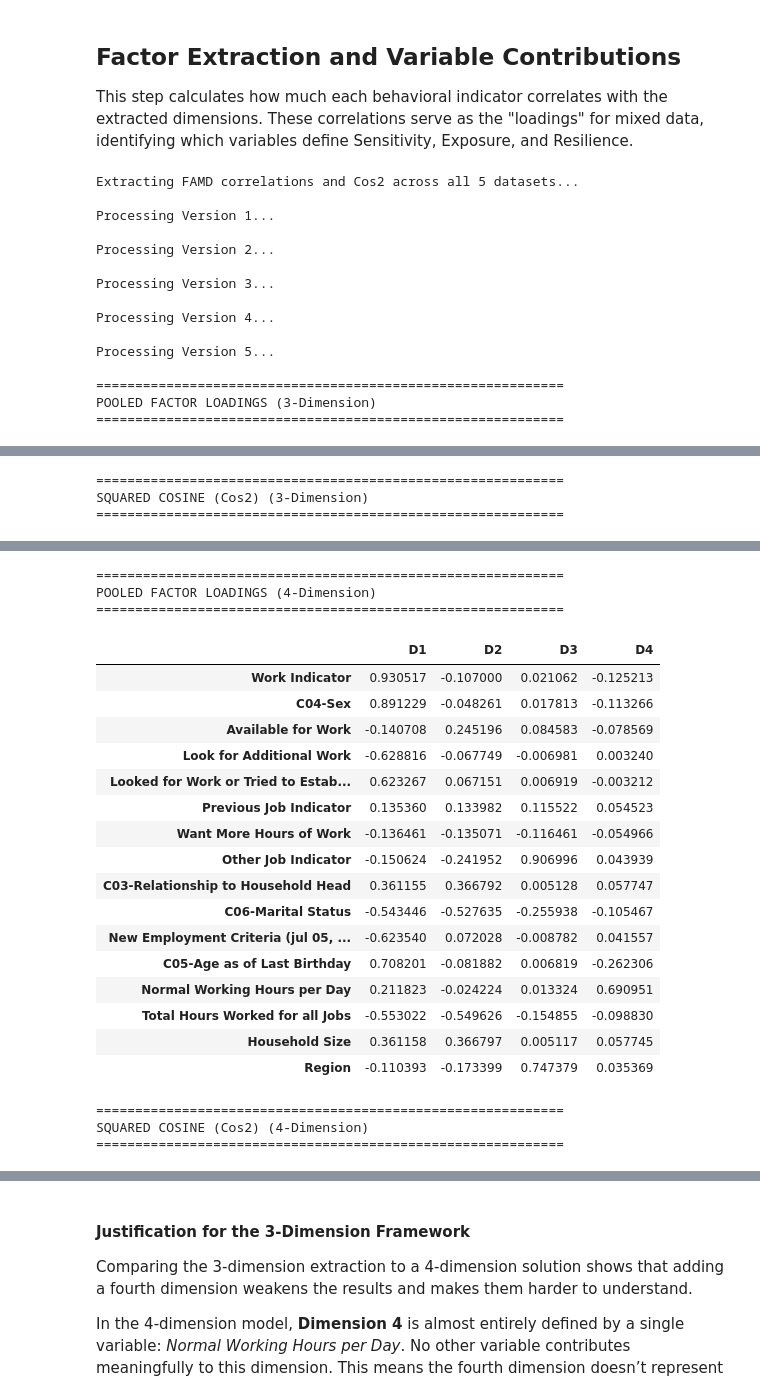
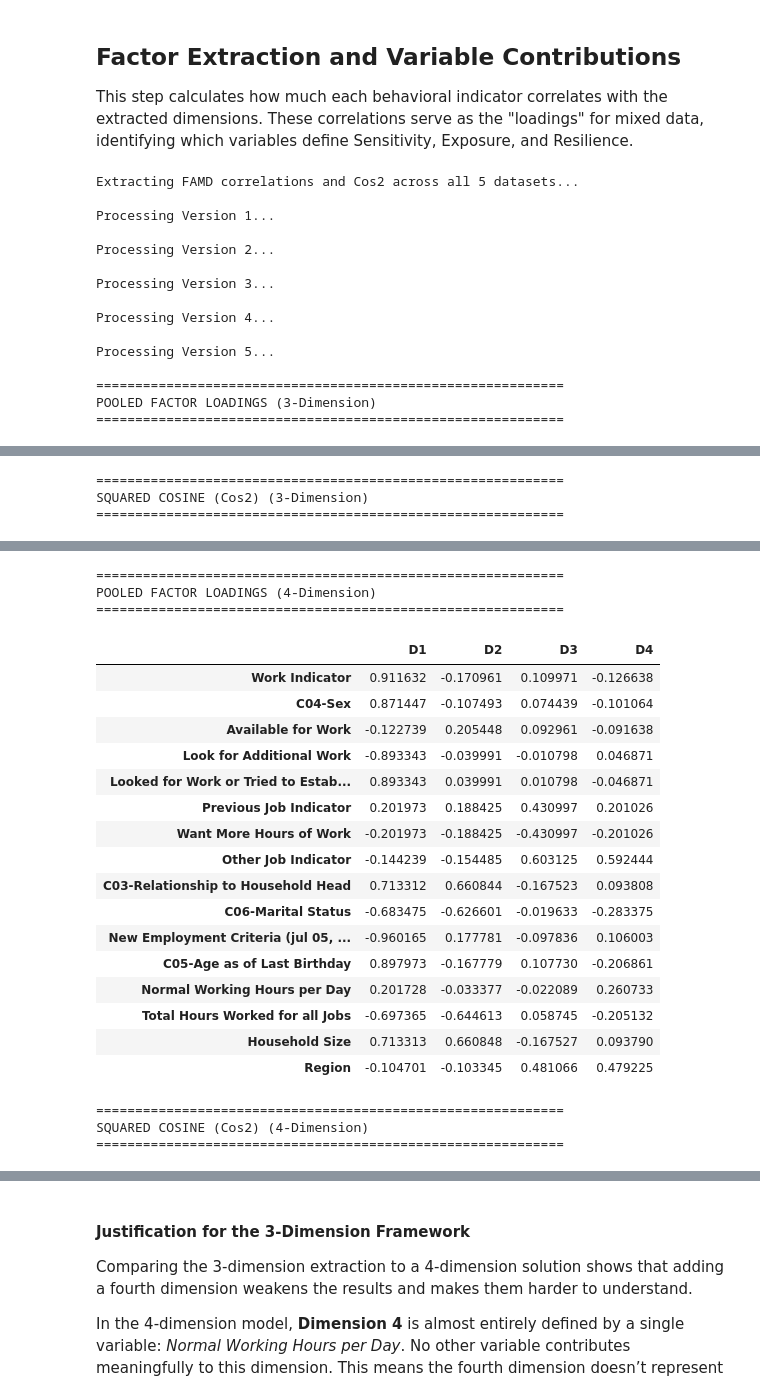
Before and after one commit to clemweb3/Undegraduate-Thesis-Repository, a Jupyter notebook: Notebooks/12_Factor_Analysis.ipynb, the cells around one changed output, grey strips where cells are left out. Saved outputs shown, nothing was run; the diff lists cells and outputs as text; code cells hidden in the pictures.

```diff
--- a/Notebooks/12_Factor_Analysis.ipynb
+++ b/Notebooks/12_Factor_Analysis.ipynb
@@ -225,8 +225,10 @@ for i in range(1, 6):
             cat_proportions.append(counts.get(cat, 0.0))
 
     p_k = np.array(cat_proportions, dtype=np.float32)
-    p_k[p_k == 0] = 1.0  # Avoid division by zero
-    scaling_factors = 1.0 / np.sqrt(p_k)
+
+    # FIX: Correct FAMD scaling — clip to avoid division by zero, then apply 1/sqrt(p_k*(1-p_k))
+    p_k = np.clip(p_k, 1e-10, 1 - 1e-10)
+    scaling_factors = 1.0 / np.sqrt(p_k * (1.0 - p_k))
 
     # 4. Initialize Incremental PCA
     ipca = IncrementalPCA(n_components=16)
@@ -248,7 +250,7 @@ for i in range(1, 6):
                 chunk_cat_encoded[:, col_idx] = (chunk_df_cat[col] == cat).astype(np.float32)
                 col_idx += 1
 
-        # Apply FAMD scaling: (x - p_k) / sqrt(p_k)
+        # Apply correct FAMD scaling: (x - p_k) / sqrt(p_k * (1 - p_k))
         chunk_cat_scaled = (chunk_cat_encoded - p_k) * scaling_factors
 
         # Combine and fit
@@ -265,29 +267,25 @@ for i in range(1, 6):
     gc.collect()
 
 # ==========================================
-# Final Pooling and Visualization (UPDATED)
+# Final Pooling and Visualization
 # ==========================================
 avg_eigenvalues = np.mean(eigenvalues_list, axis=0)
 
 plt.figure(figsize=(12, 6))
 
-# Plot the scatter points and the connecting line
 plt.scatter(range(1, len(avg_eigenvalues) + 1), avg_eigenvalues, color='darkblue', s=80, edgecolors='white', zorder=3)
 plt.plot(range(1, len(avg_eigenvalues) + 1), avg_eigenvalues, color='skyblue', linestyle='-', lw=2, zorder=2)
 plt.axhline(y=1, color='red', linestyle='--', linewidth=1.5, label='Kaiser Criterion (EV=1)')
 
-# Add concise data labels above each point
 for i, val in enumerate(avg_eigenvalues):
     label = f"{val:.2f}"
-
-    # Make the top 3 components bold and black, fade the rest to gray
     weight = 'bold' if i < 3 else 'normal'
     text_color = 'black' if i < 3 else 'dimgray'
 
     plt.annotate(label,
                  (i + 1, val),
                  textcoords="offset points",
-                 xytext=(0, 10), # Push text 10 pixels above the dot
+                 xytext=(0, 10),
                  ha='center',
                  fontsize=10,
                  fontweight=weight,
@@ -298,8 +296,6 @@ plt.xlabel('Principal Component')
 plt.ylabel('Eigenvalue')
 plt.legend()
 plt.grid(axis='both', linestyle='--', alpha=0.5)
-
-# Ensures labels are not cut off when saving the image
 plt.tight_layout()
 plt.show()
 
@@ -401,8 +396,10 @@ for i in range(1, 6):
         for cat in global_categories[col]:
             p_k.append(counts.get(cat, 0.0))
     p_k = np.array(p_k, dtype=np.float32)
-    p_k[p_k == 0] = 1.0
-    scaling_factors = 1.0 / np.sqrt(p_k)
+
+    # FIX: Correct FAMD scaling — clip to avoid division by zero, then apply 1/sqrt(p_k*(1-p_k))
+    p_k = np.clip(p_k, 1e-10, 1 - 1e-10)
+    scaling_factors = 1.0 / np.sqrt(p_k * (1.0 - p_k))
 
     # 3. INCREMENTAL FIT
     ipca_3 = IncrementalPCA(n_components=3)
@@ -421,6 +418,7 @@ for i in range(1, 6):
                 c_cat_encoded[:, col_idx] = (c_df_cat[col] == cat).astype(np.float32)
                 col_idx += 1
 
+        # Apply correct FAMD scaling: (x - p_k) / sqrt(p_k * (1 - p_k))
         c_cat_scaled = (c_cat_encoded - p_k) * scaling_factors
         c_combined = np.hstack((c_cont, c_cat_scaled))
 
@@ -533,23 +531,23 @@ SQUARED COSINE (Cos2) (3-Dimension)
 ============================================================
 POOLED FACTOR LOADINGS (4-Dimension)
 ============================================================
 |  | D1 | D2 | D3 | D4 |
-| Work Indicator | 0.930517 | -0.107000 | 0.021062 | -0.125213 |
-| C04-Sex | 0.891229 | -0.048261 | 0.017813 | -0.113266 |
-| Available for Work | -0.140708 | 0.245196 | 0.084583 | -0.078569 |
-| Look for Additional Work | -0.628816 | -0.067749 | -0.006981 | 0.003240 |
-| Looked for Work or Tried to Estab... | 0.623267 | 0.067151 | 0.006919 | -0.003212 |
-| Previous Job Indicator | 0.135360 | 0.133982 | 0.115522 | 0.054523 |
-| Want More Hours of Work | -0.136461 | -0.135071 | -0.116461 | -0.054966 |
-| Other Job Indicator | -0.150624 | -0.241952 | 0.906996 | 0.043939 |
-| C03-Relationship to Household Head | 0.361155 | 0.366792 | 0.005128 | 0.057747 |
-| C06-Marital Status | -0.543446 | -0.527635 | -0.255938 | -0.105467 |
-| New Employment Criteria (jul 05, ... | -0.623540 | 0.072028 | -0.008782 | 0.041557 |
-| C05-Age as of Last Birthday | 0.708201 | -0.081882 | 0.006819 | -0.262306 |
-| Normal Working Hours per Day | 0.211823 | -0.024224 | 0.013324 | 0.690951 |
-| Total Hours Worked for all Jobs | -0.553022 | -0.549626 | -0.154855 | -0.098830 |
-| Household Size | 0.361158 | 0.366797 | 0.005117 | 0.057745 |
-| Region | -0.110393 | -0.173399 | 0.747379 | 0.035369 |
+| Work Indicator | 0.911632 | -0.170961 | 0.109971 | -0.126638 |
+| C04-Sex | 0.871447 | -0.107493 | 0.074439 | -0.101064 |
+| Available for Work | -0.122739 | 0.205448 | 0.092961 | -0.091638 |
+| Look for Additional Work | -0.893343 | -0.039991 | -0.010798 | 0.046871 |
+| Looked for Work or Tried to Estab... | 0.893343 | 0.039991 | 0.010798 | -0.046871 |
+| Previous Job Indicator | 0.201973 | 0.188425 | 0.430997 | 0.201026 |
+| Want More Hours of Work | -0.201973 | -0.188425 | -0.430997 | -0.201026 |
+| Other Job Indicator | -0.144239 | -0.154485 | 0.603125 | 0.592444 |
+| C03-Relationship to Household Head | 0.713312 | 0.660844 | -0.167523 | 0.093808 |
+| C06-Marital Status | -0.683475 | -0.626601 | -0.019633 | -0.283375 |
+| New Employment Criteria (jul 05, ... | -0.960165 | 0.177781 | -0.097836 | 0.106003 |
+| C05-Age as of Last Birthday | 0.897973 | -0.167779 | 0.107730 | -0.206861 |
+| Normal Working Hours per Day | 0.201728 | -0.033377 | -0.022089 | 0.260733 |
+| Total Hours Worked for all Jobs | -0.697365 | -0.644613 | 0.058745 | -0.205132 |
+| Household Size | 0.713313 | 0.660848 | -0.167527 | 0.093790 |
+| Region | -0.104701 | -0.103345 | 0.481066 | 0.479225 |
 ============================================================
 SQUARED COSINE (Cos2) (4-Dimension)
 ============================================================
```
Also changed, not shown: parts of 6 cells of this notebook.
